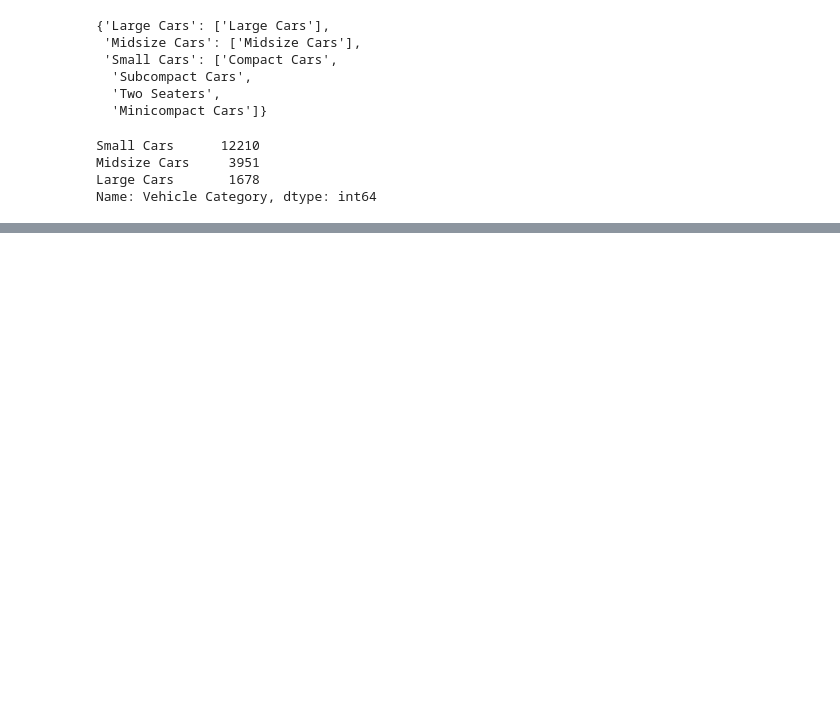
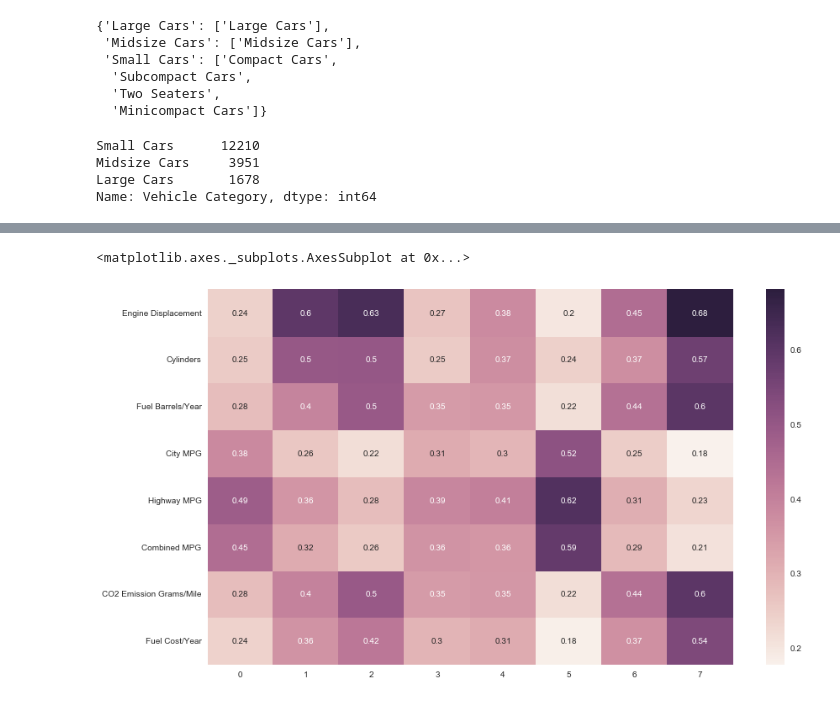
Before and after one commit to CanCeylan/data-analysis-projects, a Jupyter notebook: Vehicle Fuel Economy data set.ipynb, the cells around one changed output, grey strips where cells are left out. Saved outputs shown, nothing was run; the diff lists cells and outputs as text; code cells hidden in the pictures; blank space fills up the shorter version.

Commit message:
Finished cluster analysis

```diff
--- a/Vehicle Fuel Economy data set.ipynb
+++ b/Vehicle Fuel Economy data set.ipynb
@@ -160,0 +352,3 @@ Name: Vehicle Category, dtype: int64
+# %%
+cluster_summary = pd.merge(cluster_size, cluster_means, on='Cluster')
+cluster_summary
@@ -160,0 +365,20 @@ Name: Vehicle Category, dtype: int64
+# %%
+from sklearn.cluster import KMeans
+
+def kmeans_cluster(df, n_clusters=2):
+    model = KMeans(n_clusters=n_clusters, random_state=1)
+    clusters = model.fit_predict(df)
+    cluster_results = df.copy()
+    cluster_results['Cluster'] = clusters
+    return cluster_results
+# %%
+def summarize_clustering(results):
+    cluster_size = results.groupby(['Cluster']).size().reset_index()
+    cluster_size.columns = ['Cluster', 'Count']
+    cluster_means = results.groupby(['Cluster'], as_index=False).mean()
+    cluster_summary = pd.merge(cluster_size, cluster_means, on='Cluster')
+    return cluster_summary
+# %%
+cluster_results = kmeans_cluster(vehicle_clusters, 8)
+cluster_summary = summarize_clustering(cluster_results)
+cluster_summary
@@ -160,0 +395,11 @@ Name: Vehicle Category, dtype: int64
+# %%
+import matplotlib.pyplot as plt
+import seaborn as sns
+%matplotlib inline
+from pylab import rcParams
+rcParams['figure.figsize'] = 14, 8
+
+sns.heatmap(cluster_summary[cluster_columns].transpose(), annot=True)
+# %% [output]
+<matplotlib.axes._subplots.AxesSubplot at 0x...>
+[figure, added]
```
Also changed, not shown: parts of 36 cells of this notebook.
